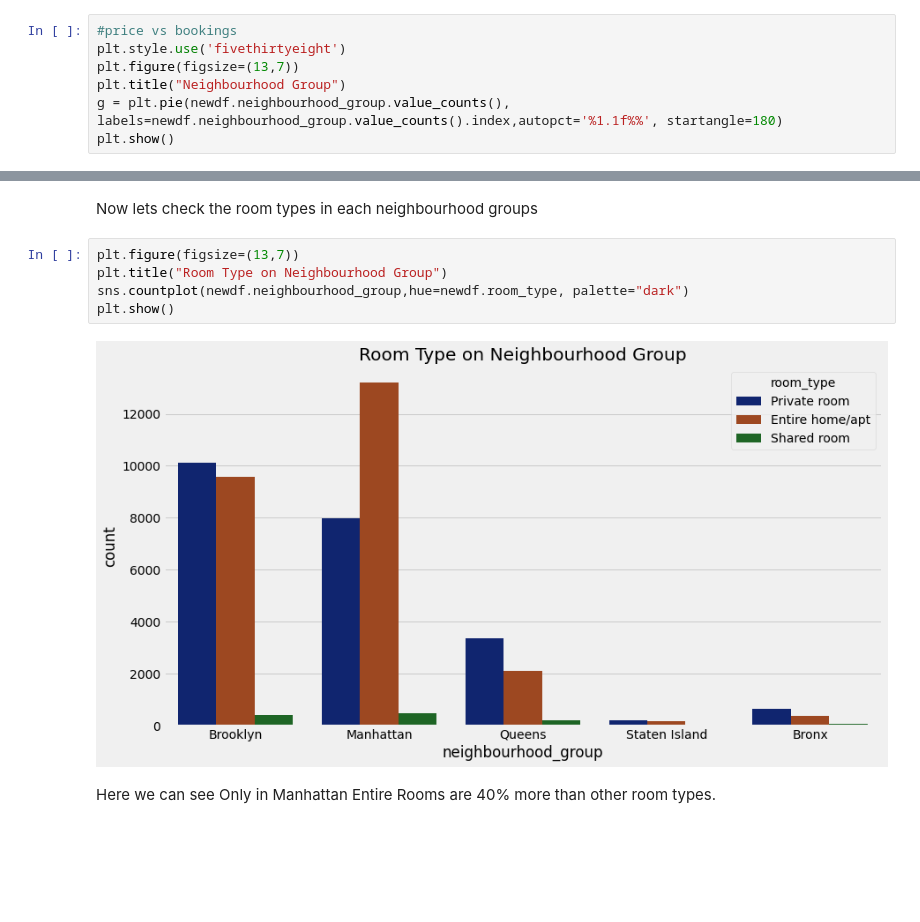
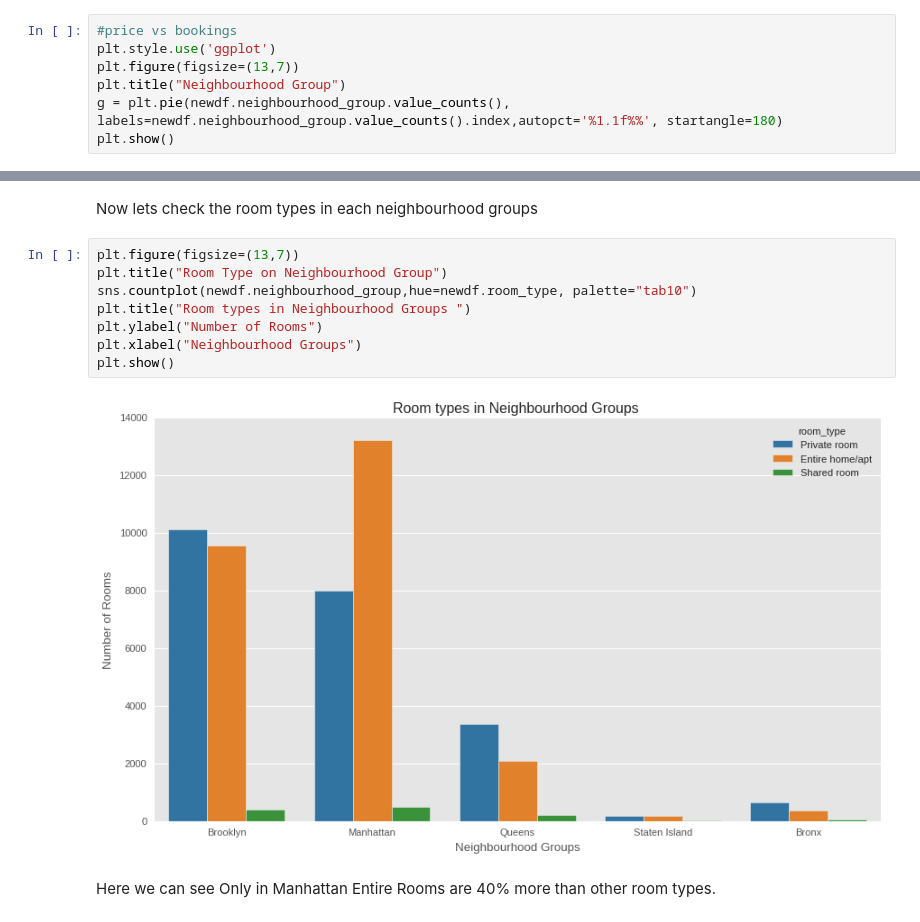
Before and after one commit to aaravpanchal/Ted-Talk-Views-Prediction-, a Jupyter notebook: EDA_AIRBNB_NYC_2019.ipynb, the cells around one changed output, grey strips where cells are left out. Saved outputs shown, nothing was run; the diff lists cells and outputs as text; blank space fills up the shorter version.

```diff
--- a/EDA_AIRBNB_NYC_2019.ipynb
+++ b/EDA_AIRBNB_NYC_2019.ipynb
@@ -135,7 +135,7 @@ Now our Data is clean and ready to be used for some deep analysis using data vis
 lets check the number of bookings in different neighboorhood groups
 # %%
 #price vs bookings
-plt.style.use('fivethirtyeight')
+plt.style.use('ggplot')
 plt.figure(figsize=(13,7))
 plt.title("Neighbourhood Group")
 g = plt.pie(newdf.neighbourhood_group.value_counts(), labels=newdf.neighbourhood_group.value_counts().index,autopct='%1.1f%%', startangle=180)
@@ -149,10 +149,13 @@ Now lets check the room types in each neighbourhood groups
 # %%
 plt.figure(figsize=(13,7))
 plt.title("Room Type on Neighbourhood Group")
-sns.countplot(newdf.neighbourhood_group,hue=newdf.room_type, palette="dark")
+sns.countplot(newdf.neighbourhood_group,hue=newdf.room_type, palette="tab10")
+plt.title("Room types in Neighbourhood Groups ")
+plt.ylabel("Number of Rooms")
+plt.xlabel("Neighbourhood Groups")
 plt.show()
 # %% [output]
-[figure, old version]
+[figure, new version]
 # %% [markdown]
 Here we can see Only in Manhattan Entire Rooms are 40% more than other room types.
 # %% [markdown]
```
Also changed, not shown: parts of 17 cells of this notebook.
